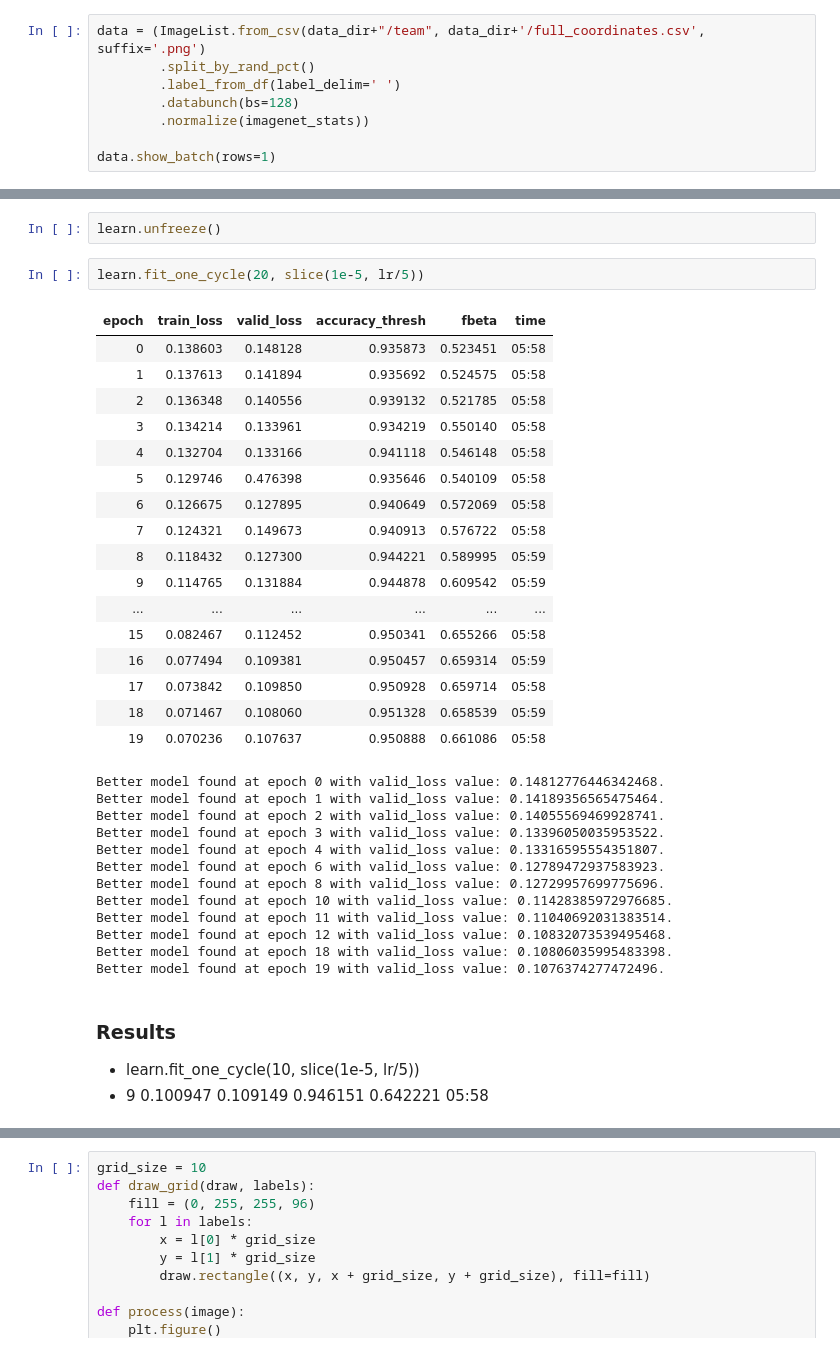
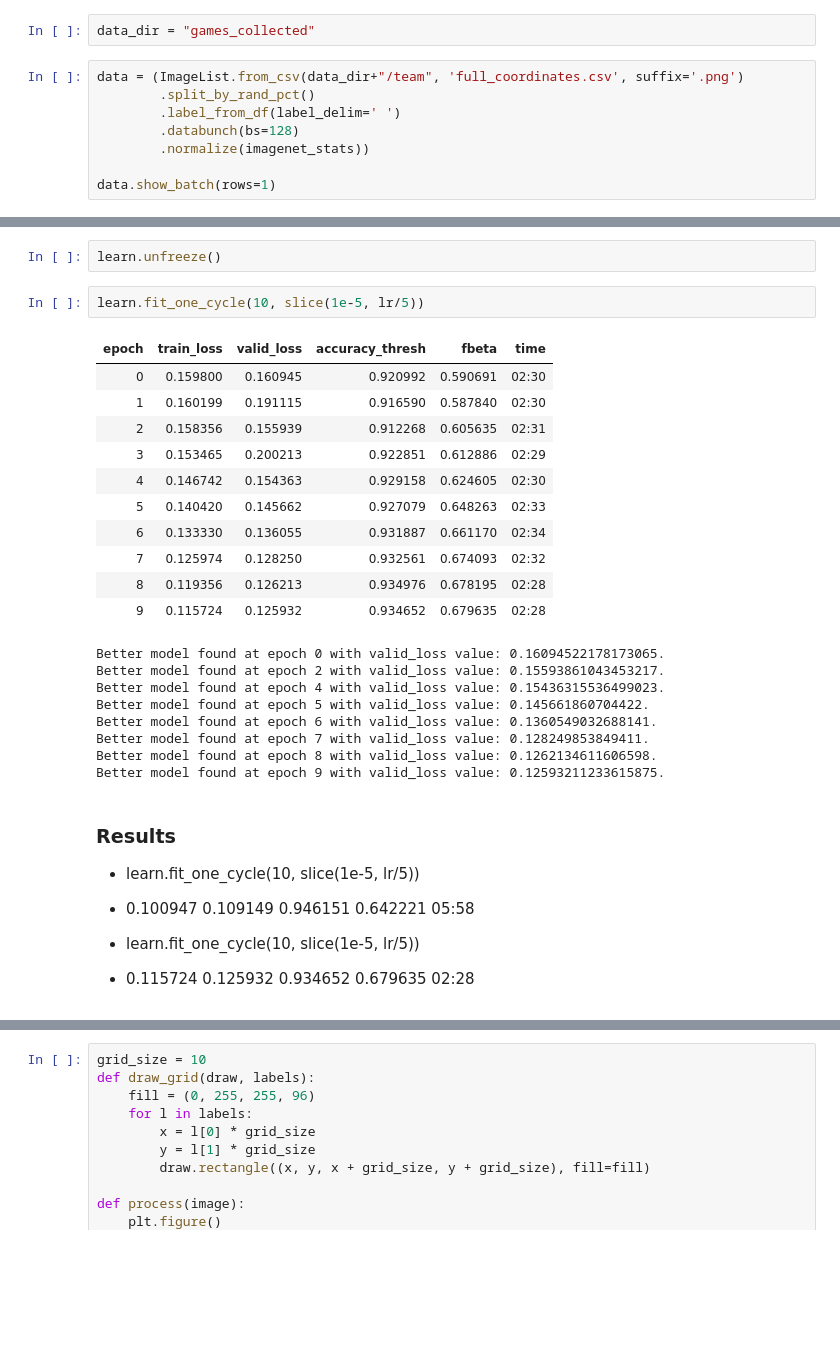
Before and after one commit to isaacshannon/lol-notebooks, a Jupyter notebook: nb_predicter.ipynb, the cells around one changed output, grey strips where cells are left out. Cells and saved outputs as stored; diff of their text form; blank space fills up the shorter version.

```diff
--- a/nb_predicter.ipynb
+++ b/nb_predicter.ipynb
@@ -25,5 +23,7 @@ data_dir = "/home/ubuntu/data/"
+# %%
+data_dir = "games_collected"
 # %%
-data = (ImageList.from_csv(data_dir+"/team", data_dir+'/full_coordinates.csv', suffix='.png')
+data = (ImageList.from_csv(data_dir+"/team", 'full_coordinates.csv', suffix='.png')
         .split_by_rand_pct()
         .label_from_df(label_delim=' ')
         .databunch(bs=128)
@@ -64,40 +64,33 @@ Better model found at epoch 2 with valid_loss value: 0.14271019399166107.
 # %%
 learn.unfreeze()
 # %%
-learn.fit_one_cycle(20, slice(1e-5, lr/5))
+learn.fit_one_cycle(10, slice(1e-5, lr/5))
 # %% [output]
 | epoch | train_loss | valid_loss | accuracy_thresh | fbeta | time |
-| 0 | 0.138603 | 0.148128 | 0.935873 | 0.523451 | 05:58 |
-| 1 | 0.137613 | 0.141894 | 0.935692 | 0.524575 | 05:58 |
-| 2 | 0.136348 | 0.140556 | 0.939132 | 0.521785 | 05:58 |
-| 3 | 0.134214 | 0.133961 | 0.934219 | 0.550140 | 05:58 |
-| 4 | 0.132704 | 0.133166 | 0.941118 | 0.546148 | 05:58 |
-| 5 | 0.129746 | 0.476398 | 0.935646 | 0.540109 | 05:58 |
-| 6 | 0.126675 | 0.127895 | 0.940649 | 0.572069 | 05:58 |
-| 7 | 0.124321 | 0.149673 | 0.940913 | 0.576722 | 05:58 |
-| 8 | 0.118432 | 0.127300 | 0.944221 | 0.589995 | 05:59 |
-| 9 | 0.114765 | 0.131884 | 0.944878 | 0.609542 | 05:59 |
-| ... | ... | ... | ... | ... | ... |
-| 15 | 0.082467 | 0.112452 | 0.950341 | 0.655266 | 05:58 |
-| 16 | 0.077494 | 0.109381 | 0.950457 | 0.659314 | 05:59 |
-| 17 | 0.073842 | 0.109850 | 0.950928 | 0.659714 | 05:58 |
-| 18 | 0.071467 | 0.108060 | 0.951328 | 0.658539 | 05:59 |
-| 19 | 0.070236 | 0.107637 | 0.950888 | 0.661086 | 05:58 |
+| 0 | 0.159800 | 0.160945 | 0.920992 | 0.590691 | 02:30 |
+| 1 | 0.160199 | 0.191115 | 0.916590 | 0.587840 | 02:30 |
+| 2 | 0.158356 | 0.155939 | 0.912268 | 0.605635 | 02:31 |
+| 3 | 0.153465 | 0.200213 | 0.922851 | 0.612886 | 02:29 |
+| 4 | 0.146742 | 0.154363 | 0.929158 | 0.624605 | 02:30 |
+| 5 | 0.140420 | 0.145662 | 0.927079 | 0.648263 | 02:33 |
+| 6 | 0.133330 | 0.136055 | 0.931887 | 0.661170 | 02:34 |
+| 7 | 0.125974 | 0.128250 | 0.932561 | 0.674093 | 02:32 |
+| 8 | 0.119356 | 0.126213 | 0.934976 | 0.678195 | 02:28 |
+| 9 | 0.115724 | 0.125932 | 0.934652 | 0.679635 | 02:28 |
-Better model found at epoch 0 with valid_loss value: 0.14812776446342468.
-Better model found at epoch 1 with valid_loss value: 0.14189356565475464.
-Better model found at epoch 2 with valid_loss value: 0.14055569469928741.
-Better model found at epoch 3 with valid_loss value: 0.13396050035953522.
-Better model found at epoch 4 with valid_loss value: 0.13316595554351807.
-Better model found at epoch 6 with valid_loss value: 0.12789472937583923.
-Better model found at epoch 8 with valid_loss value: 0.12729957699775696.
-Better model found at epoch 10 with valid_loss value: 0.11428385972976685.
-Better model found at epoch 11 with valid_loss value: 0.11040692031383514.
-Better model found at epoch 12 with valid_loss value: 0.10832073539495468.
-Better model found at epoch 18 with valid_loss value: 0.10806035995483398.
-Better model found at epoch 19 with valid_loss value: 0.1076374277472496.
+Better model found at epoch 0 with valid_loss value: 0.16094522178173065.
+Better model found at epoch 2 with valid_loss value: 0.15593861043453217.
+Better model found at epoch 4 with valid_loss value: 0.15436315536499023.
+Better model found at epoch 5 with valid_loss value: 0.145661860704422.
+Better model found at epoch 6 with valid_loss value: 0.1360549032688141.
+Better model found at epoch 7 with valid_loss value: 0.128249853849411.
+Better model found at epoch 8 with valid_loss value: 0.1262134611606598.
+Better model found at epoch 9 with valid_loss value: 0.12593211233615875.
 # %% [markdown]
 ### Results
 * learn.fit_one_cycle(10, slice(1e-5, lr/5))
-* 9	0.100947	0.109149	0.946151	0.642221	05:58
+* 0.100947	0.109149	0.946151	0.642221	05:58
+
+* learn.fit_one_cycle(10, slice(1e-5, lr/5))
+* 0.115724 	0.125932 	0.934652 	0.679635 	02:28
 # %%
 preds = learn.get_preds(ds_type=DatasetType.Valid)
```
Also changed, not shown: parts of 10 cells of this notebook, 9 other files.
